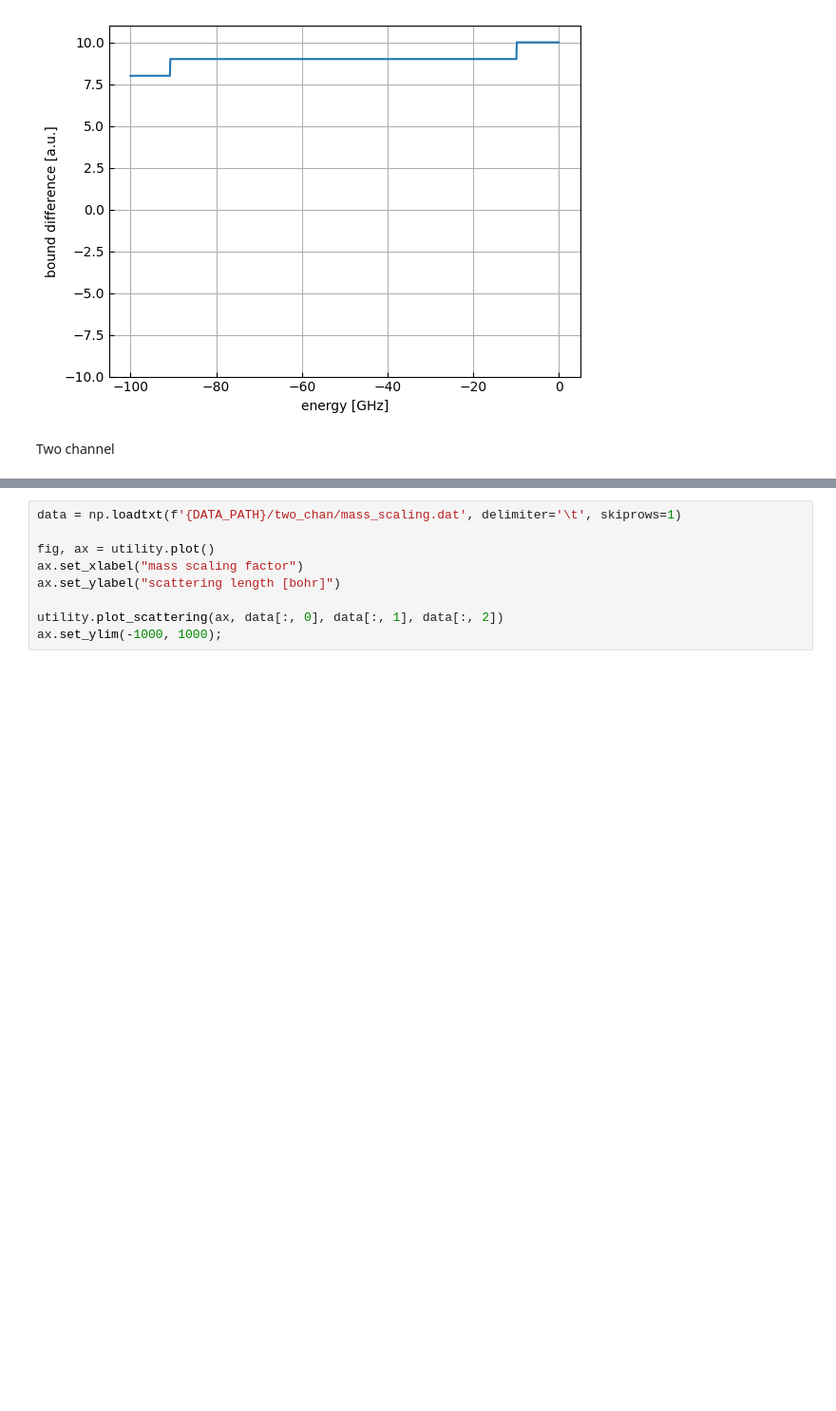
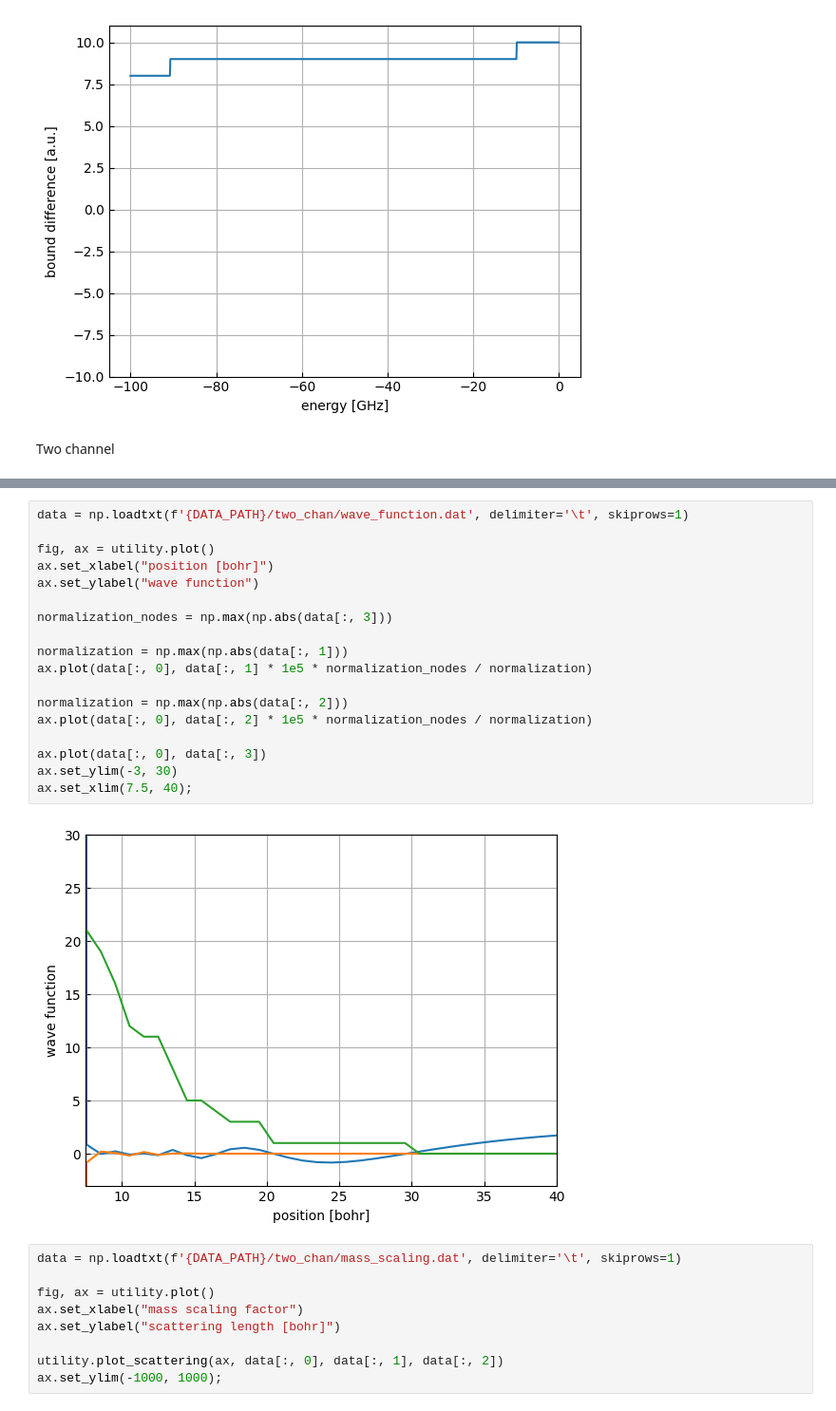
Before and after one commit to Wleter/quantum-rs, a Jupyter notebook: scattering-solver/analysis/tests.ipynb, the cells around one changed output, grey strips where cells are left out. Shown at 95% size. Saved outputs shown, nothing was run; the diff lists cells and outputs as text; blank space fills up the shorter version.

```diff
--- a/scattering-solver/analysis/tests.ipynb
+++ b/scattering-solver/analysis/tests.ipynb
@@ -80,3 +80,23 @@ ax.set_xlim(7.5, 40);
+# %%
+data = np.loadtxt(f'{DATA_PATH}/two_chan/wave_function.dat', delimiter='\t', skiprows=1)
+
+fig, ax = utility.plot()
+ax.set_xlabel("position [bohr]")
+ax.set_ylabel("wave function")
+
+normalization_nodes = np.max(np.abs(data[:, 3]))
+
+normalization = np.max(np.abs(data[:, 1]))
+ax.plot(data[:, 0], data[:, 1] * 1e5 * normalization_nodes / normalization)
+
+normalization = np.max(np.abs(data[:, 2]))
+ax.plot(data[:, 0], data[:, 2] * 1e5 * normalization_nodes / normalization)
+
+ax.plot(data[:, 0], data[:, 3])
+ax.set_ylim(-3, 30)
+ax.set_xlim(7.5, 40);
+# %% [output]
+[figure, added]
 # %%
 data = np.loadtxt(f'{DATA_PATH}/two_chan/mass_scaling.dat', delimiter='\t', skiprows=1)
 
```
Also changed, not shown: parts of 2 cells of this notebook, 2 other files.
